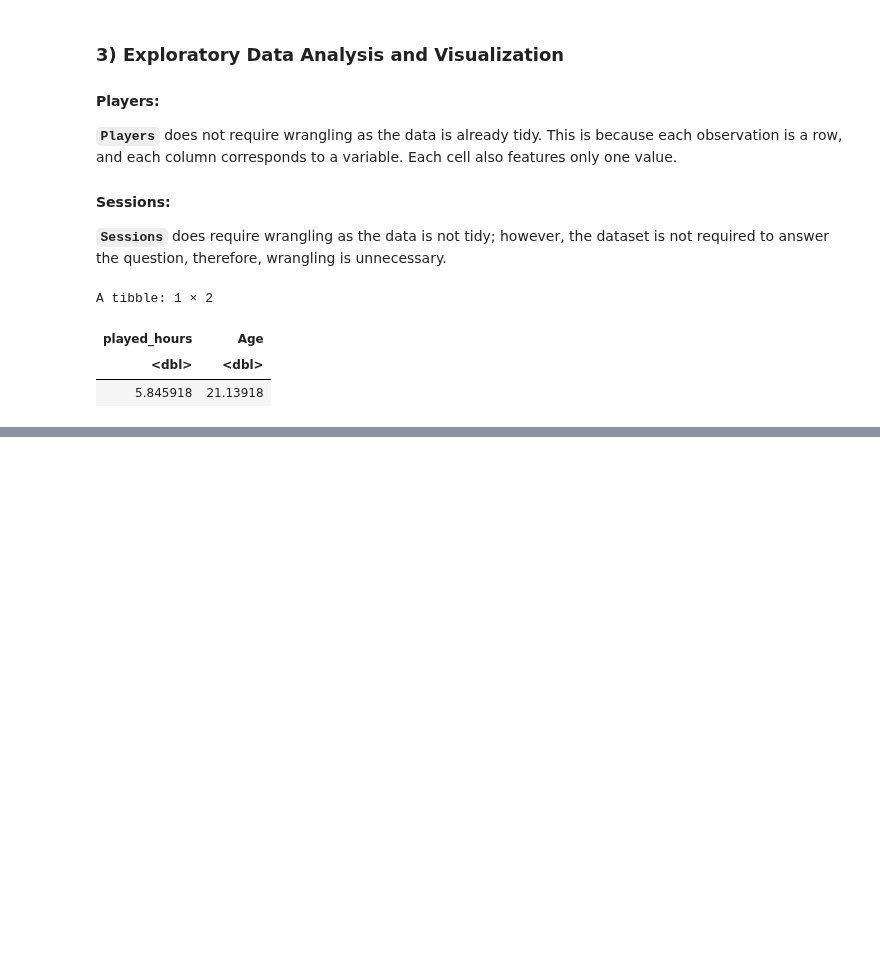
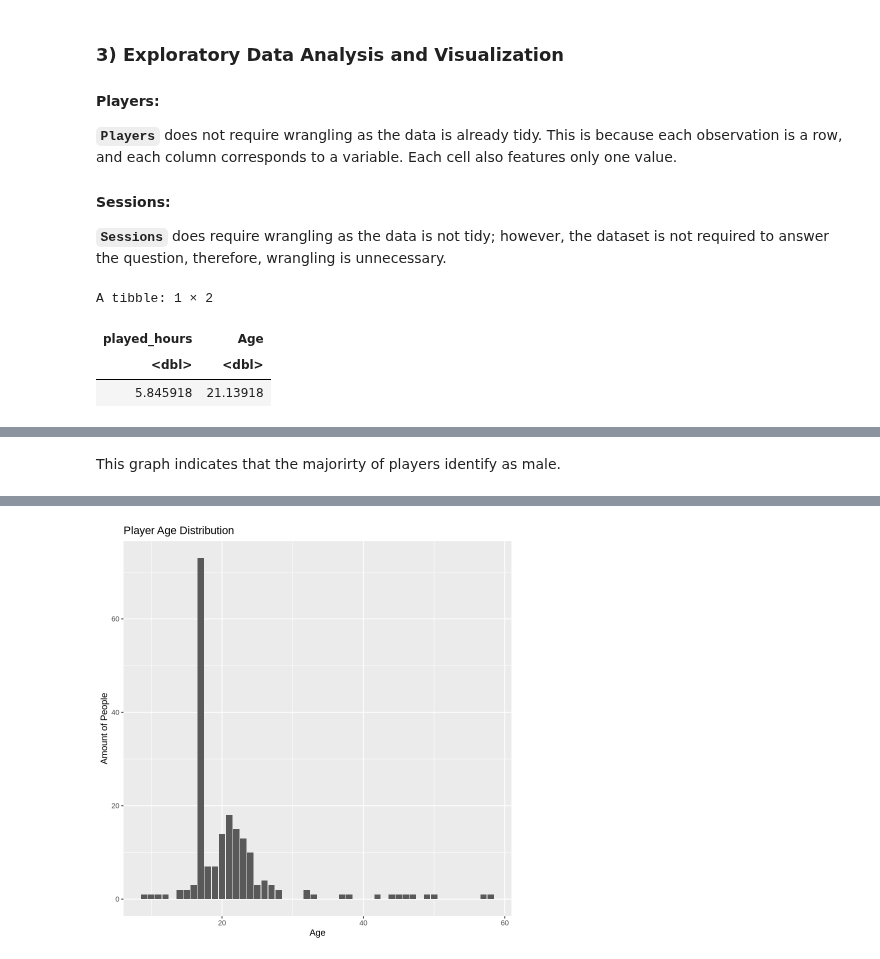
Before and after one commit to Alvin-Fong/DSCI100-Project, a Jupyter notebook: Individual_project_planning.ipynb, the cells around one changed output, grey strips where cells are left out. Drawn from its saved outputs; the diff is of its cells as text; code cells hidden in the pictures; blank space fills up the shorter version.

```diff
--- a/Individual_project_planning.ipynb
+++ b/Individual_project_planning.ipynb
@@ -137,0 +147,8 @@ A tibble: 1 × 2
+# %% [markdown]
+This graph indicates that the majorirty of players identify as male.
+# %%
+ex_plot2 <- ggplot(players, aes(x = Age)) +
+                   geom_bar() +
+                   labs(x = "Age", y = "Amount of People", title = "Player Age Distribution")
+ex_plot2
+# %% [output]
@@ -137,0 +157 @@ A tibble: 1 × 2
+[figure, added]
```
Also changed, not shown: parts of 6 cells of this notebook.
